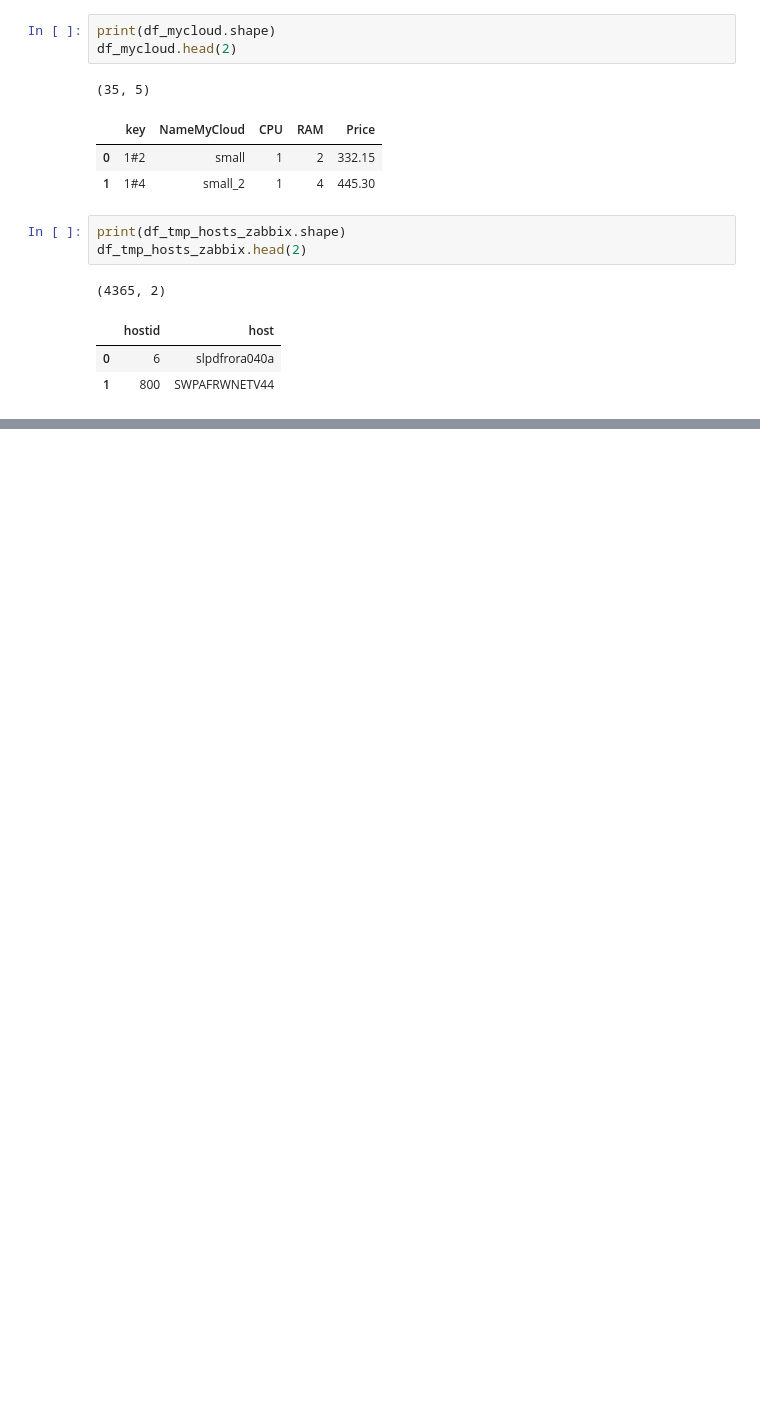
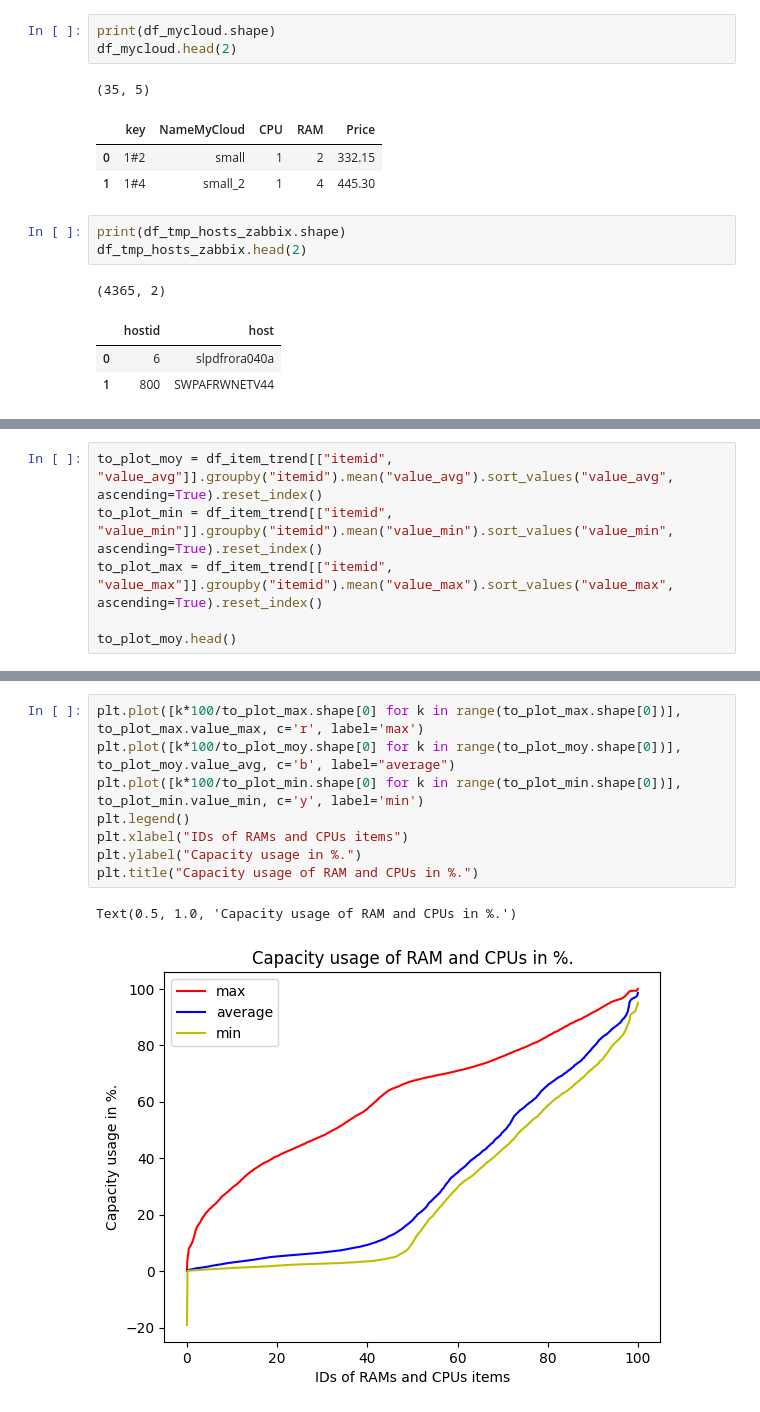
Before and after one commit to lucas-chaix/natixis_challenge, a Jupyter notebook: notebooks/sandbox_antoine.ipynb, the cells around one changed output, grey strips where cells are left out. Saved outputs shown, nothing was run; the diff lists cells and outputs as text; blank space fills up the shorter version.

```diff
--- a/notebooks/sandbox_antoine.ipynb
+++ b/notebooks/sandbox_antoine.ipynb
@@ -58,0 +77,6 @@ df_tmp_hosts_zabbix.head(2)
+# %%
+to_plot_moy = df_item_trend[["itemid", "value_avg"]].groupby("itemid").mean("value_avg").sort_values("value_avg", ascending=True).reset_index()
+to_plot_min = df_item_trend[["itemid", "value_min"]].groupby("itemid").mean("value_min").sort_values("value_min", ascending=True).reset_index()
+to_plot_max = df_item_trend[["itemid", "value_max"]].groupby("itemid").mean("value_max").sort_values("value_max", ascending=True).reset_index()
+
+to_plot_moy.head()
@@ -58,0 +90,11 @@ df_tmp_hosts_zabbix.head(2)
+# %%
+plt.plot([k*100/to_plot_max.shape[0] for k in range(to_plot_max.shape[0])], to_plot_max.value_max, c='r', label='max')
+plt.plot([k*100/to_plot_moy.shape[0] for k in range(to_plot_moy.shape[0])], to_plot_moy.value_avg, c='b', label="average")
+plt.plot([k*100/to_plot_min.shape[0] for k in range(to_plot_min.shape[0])], to_plot_min.value_min, c='y', label='min')
+plt.legend()
+plt.xlabel("IDs of RAMs and CPUs items")
+plt.ylabel("Capacity usage in %.")
+plt.title("Capacity usage of RAM and CPUs in %.")
+# %% [output]
+Text(0.5, 1.0, 'Capacity usage of RAM and CPUs in %.')
+[figure, added]
```
Also changed, not shown: parts of 11 cells of this notebook.
